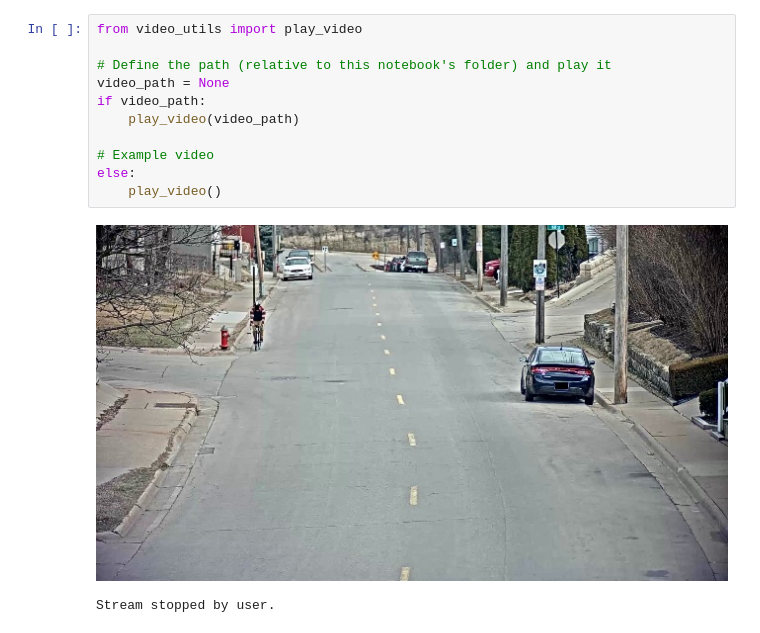
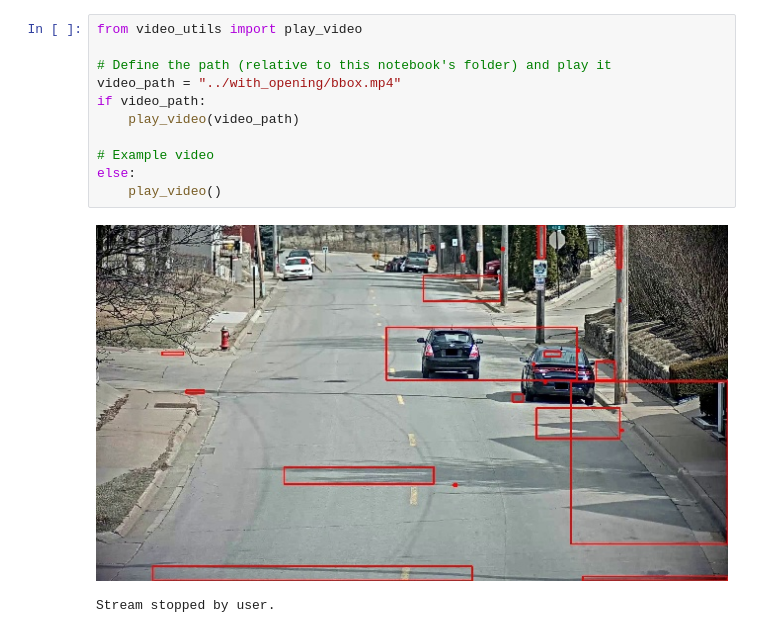
Before and after one commit to mcv-m6-video/mcv-c6-2026-team1, a Jupyter notebook: Week1/src/view_video.ipynb, the cells around one changed output. Cells and saved outputs as stored; diff of their text form.

```diff
--- a/Week1/src/view_video.ipynb
+++ b/Week1/src/view_video.ipynb
@@ -1,14 +1,14 @@
 # %%
 from video_utils import play_video
 
 # Define the path (relative to this notebook's folder) and play it
-video_path = None
+video_path = "../with_opening/bbox.mp4"
 if video_path:
     play_video(video_path)
 
 # Example video
 else:
     play_video()
 # %% [output]
-[figure, old version]
+[figure, new version]
 Stream stopped by user.
```
Also changed, not shown: 5 other files.
